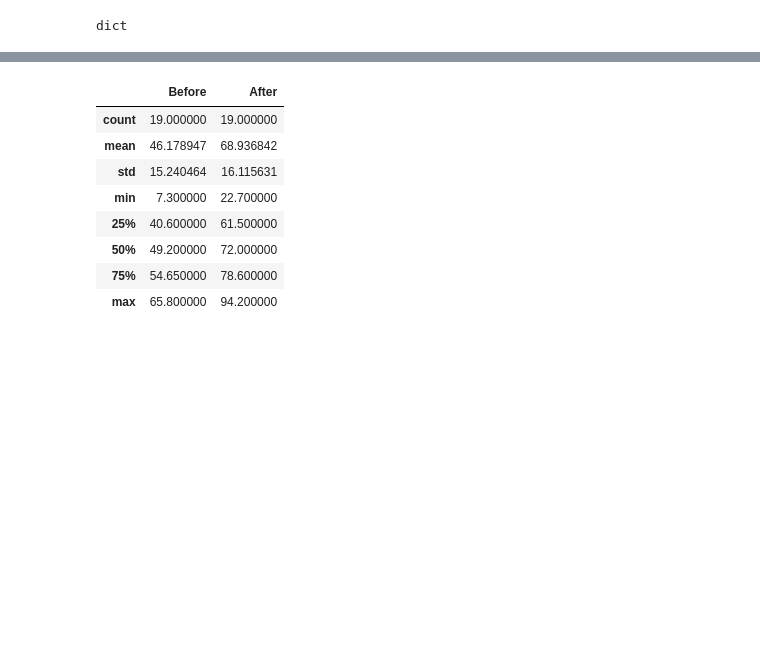
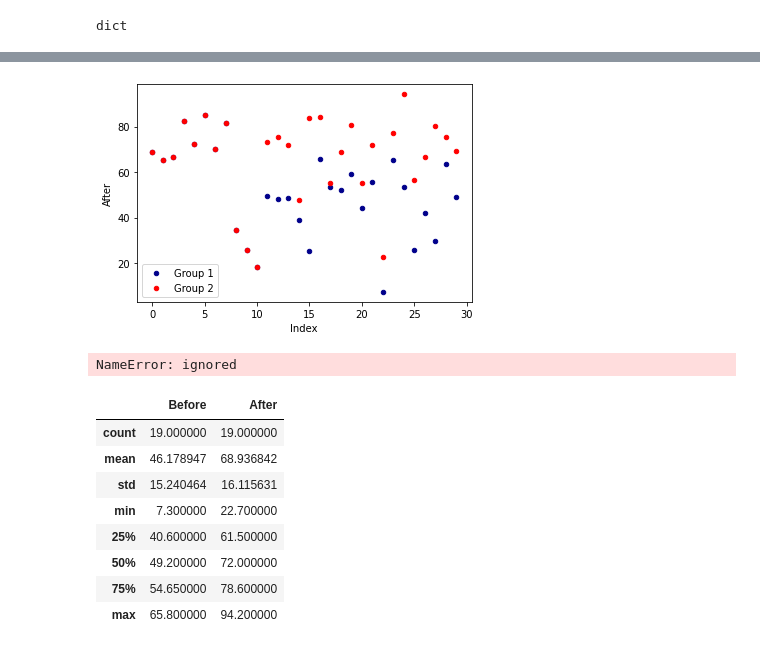
Before and after one commit to MK316/Classroom, a Jupyter notebook: grades_analysis.ipynb, the cells around one changed output, grey strips where cells are left out. Cells and saved outputs as stored; diff of their text form; code cells hidden in the pictures; blank space fills up the shorter version.

```diff
--- a/grades_analysis.ipynb
+++ b/grades_analysis.ipynb
@@ -40,0 +60,9 @@ Ngroup = df3[df3['Retake'] == "NO"]
+# %%
+df['Index'] = df1['Unnamed: 0']
+df
+# %%
+ax = df.plot(kind='scatter', x='Index', y='Before', color='DarkBlue', label='Group 1');
+
+df.plot(kind='scatter', x='Index', y='After', color='Red', label='Group 2', ax=ax);
+# %% [output]
+[figure, added]
@@ -40,0 +73,6 @@ Ngroup = df3[df3['Retake'] == "NO"]
+# %%
+ax = df.plot(kind='scatter', x='Index', y='Before', color='DarkBlue', label='Group 1');
+
+df.plot(kind='scatter', x='Index', y='After', color='Red', label='Group 2', ax=ax);
+# %% [output]
+NameError: ignored
```
Also changed, not shown: parts of 9 cells of this notebook.
